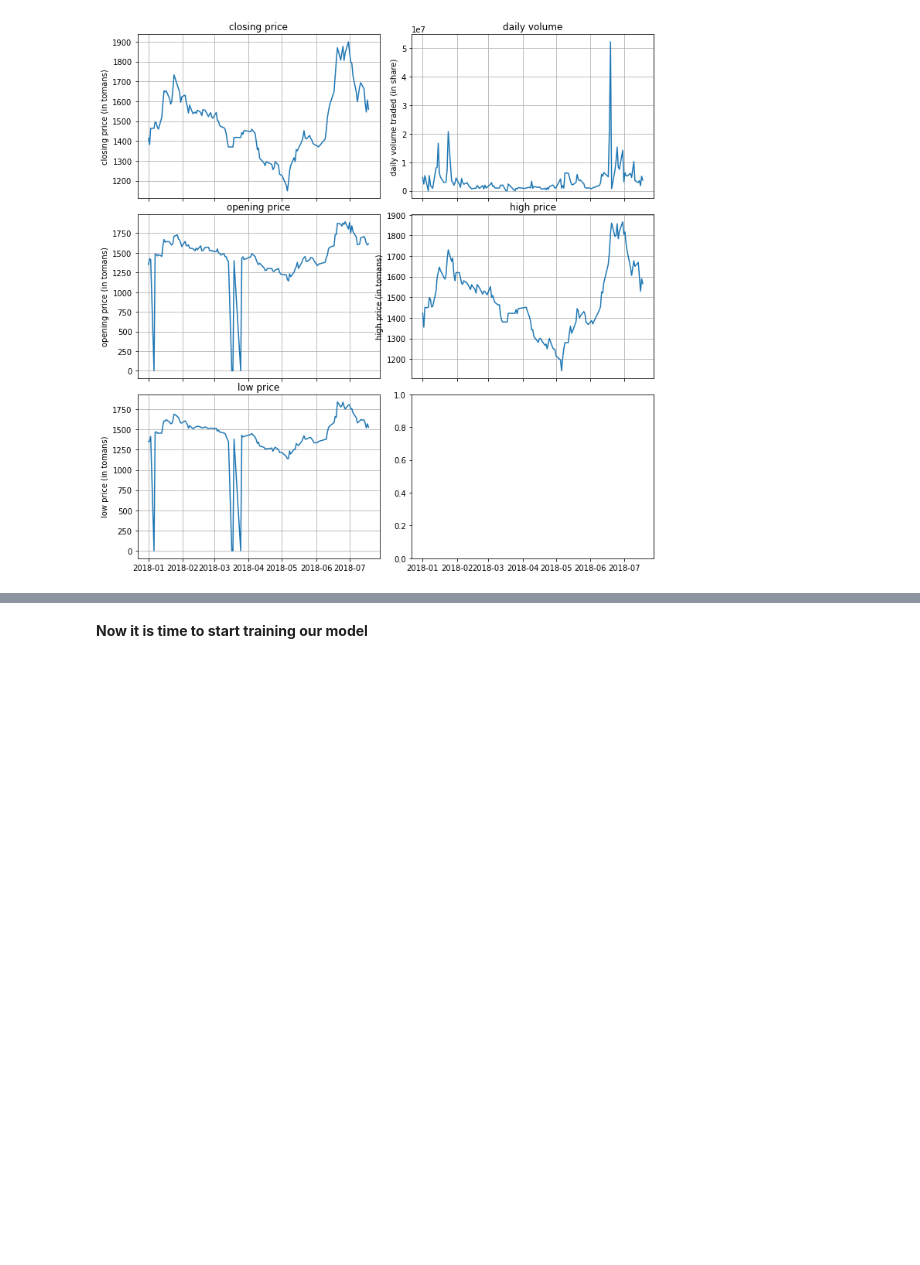
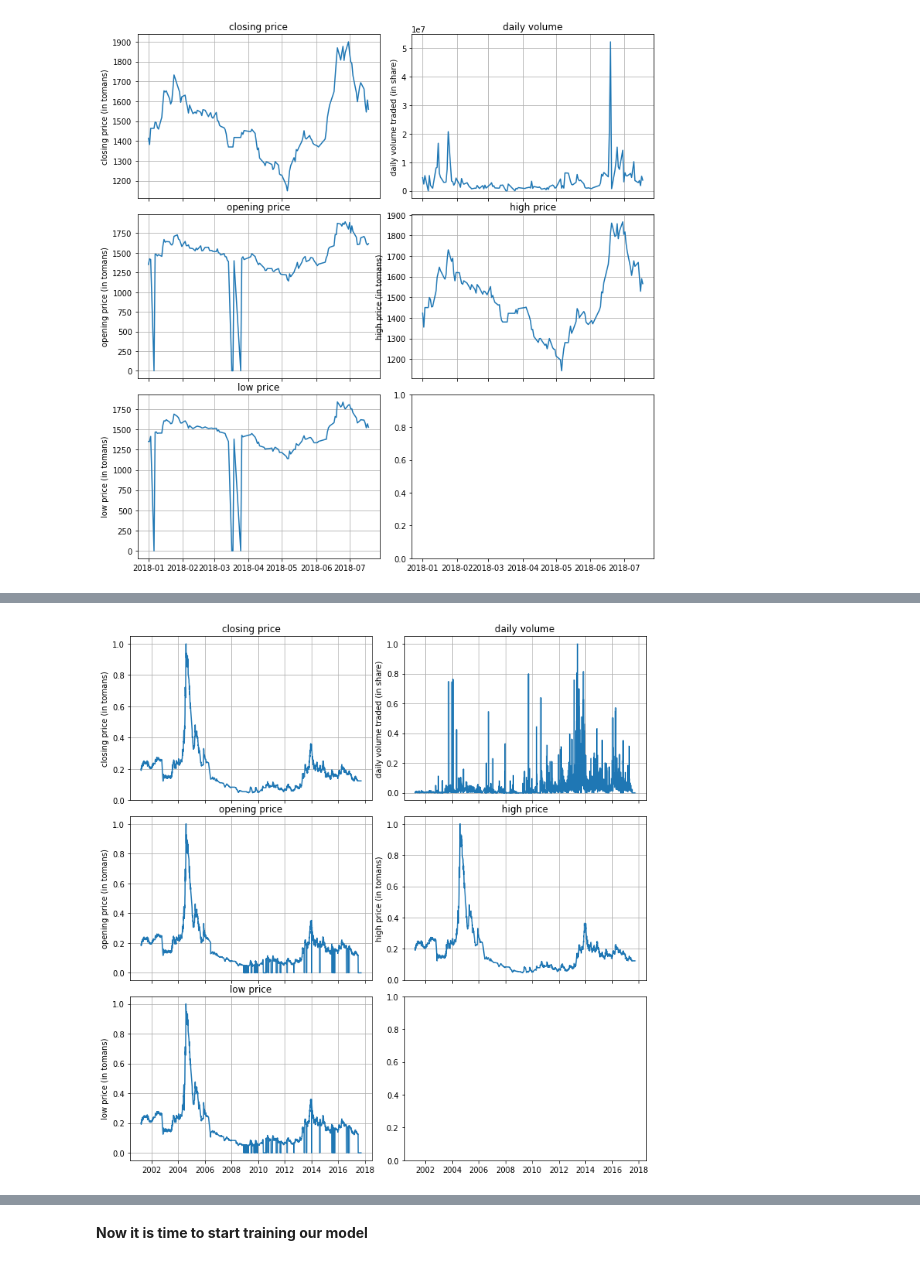
Before and after one commit to Ayazdani1997/stock-feature-prediction-final-pro, a Jupyter notebook: Phase1_OCHLV.ipynb, the cells around one changed output, grey strips where cells are left out. Saved outputs shown, nothing was run; the diff lists cells and outputs as text; code cells hidden in the pictures; blank space fills up the shorter version.

Commit message:
the graphs of the train and test datasets plus their normalized ones are visualized

```diff
--- a/Phase1_OCHLV.ipynb
+++ b/Phase1_OCHLV.ipynb
@@ -230,0 +233,24 @@ draw_ochlv(data_related_to_max_stock, testing_start, testing_end)
+# %%
+normalizer = MyNormalizer()
+
+training_period, training_labels, testing_period, testing_labels \
+    = split_data_to_train_test(data, labels, \
+                               stock_with_max_trading_days, training_start, training_end \
+                                , testing_start, testing_end, True, False)
+
+training_period, _ = align_data(training_period, \
+                                                       training_labels, 10, 32)
+
+testing_period, _ = align_data(testing_period, \
+                                                       testing_labels, 10, 32)
+training_date = training_period['DATE']
+testing_date = testing_period['DATE']
+
+_training_period = training_period.drop('DATE', axis=1)
+_testing_period = testing_period.drop('DATE', axis=1)
+
+normalizer.fit(_training_period)
+_training_period = normalizer.transform(_training_period)
+_testing_period = normalizer.transform(_testing_period)
+_training_period['DATE'] = training_date.reset_index(drop=True).replace(0, numpy.nan)
+_testing_period['DATE'] = testing_date.reset_index(drop=True).replace(0, numpy.nan)
@@ -230,0 +277,4 @@ draw_ochlv(data_related_to_max_stock, testing_start, testing_end)
+# %%
+draw_ochlv(_training_period, training_start, training_end)
+# %% [output]
+[figure, added]
```
Also changed, not shown: parts of 5 cells of this notebook.
